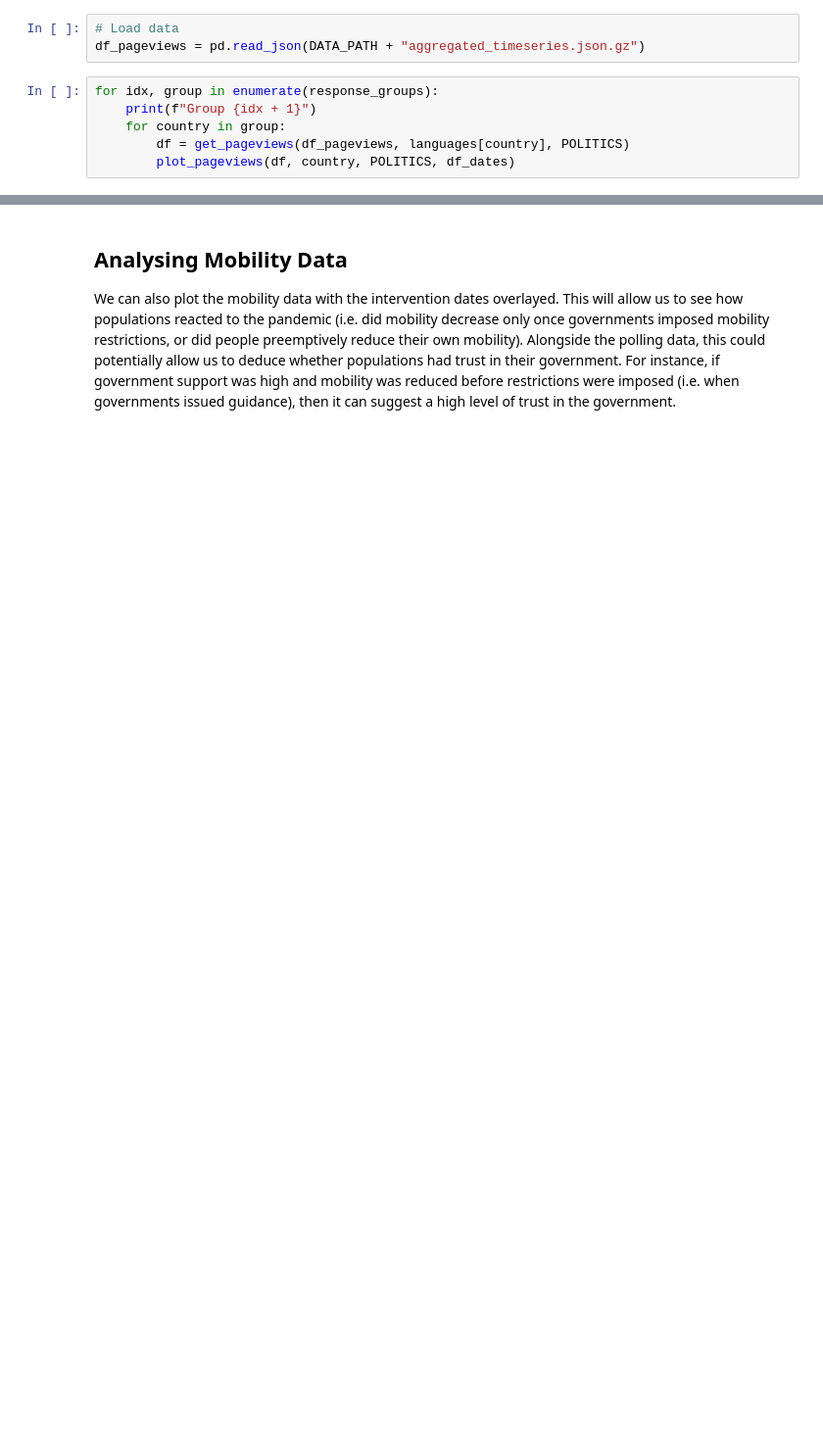
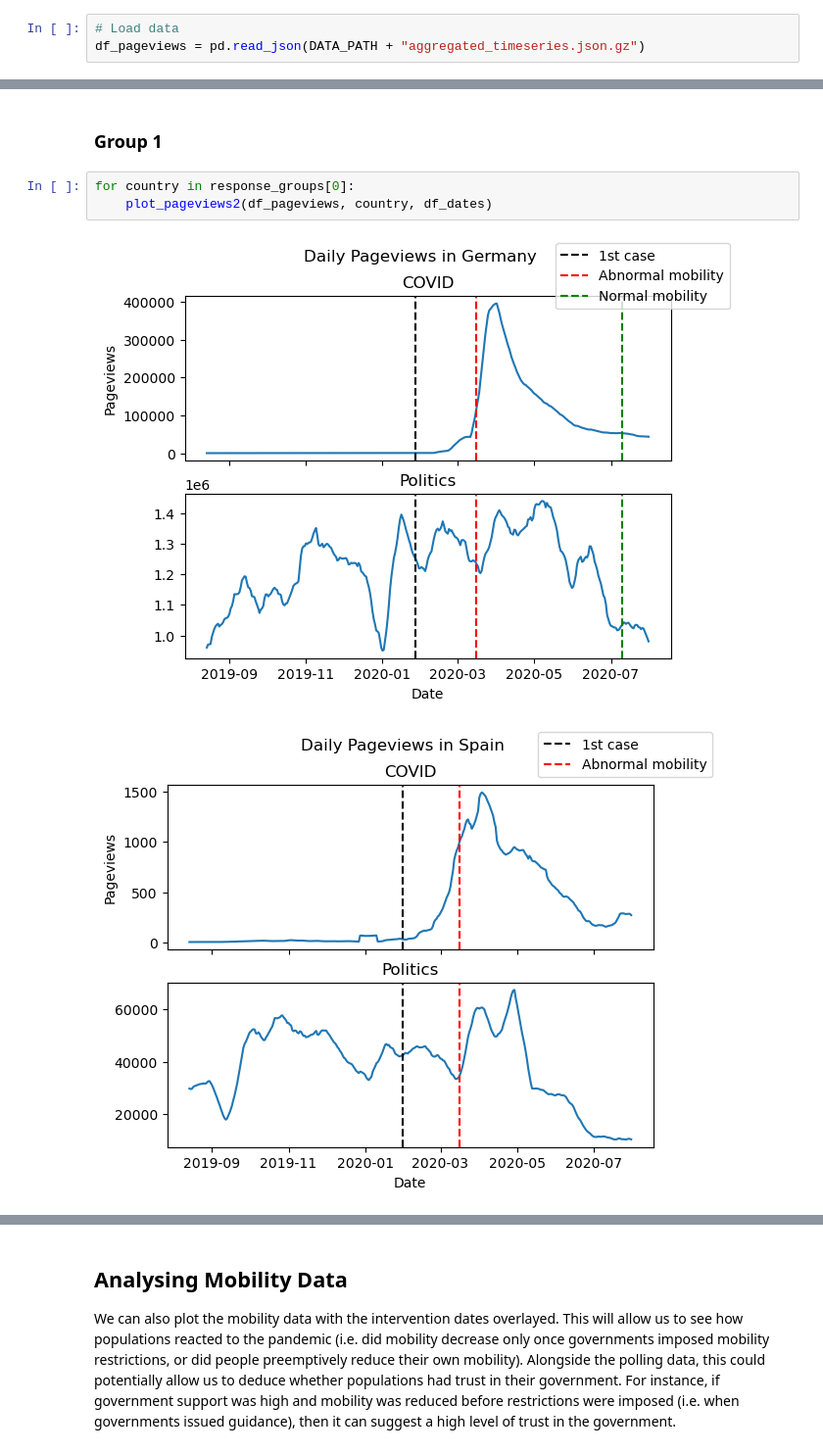
Before and after one commit to epfl-ada/ada-2022-project-zeta, a Jupyter notebook: ADAnalysis.ipynb, the cells around one changed output, grey strips where cells are left out. Shown at 98% size. Cells and saved outputs as stored; diff of their text form; blank space fills up the shorter version.

Commit message:
Create pageview plots

```diff
--- a/ADAnalysis.ipynb
+++ b/ADAnalysis.ipynb
@@ -195,9 +195,3 @@ Using Wikipedia data, we can look at interest in politics over time.
 # %%
 # Load data
 df_pageviews = pd.read_json(DATA_PATH + "aggregated_timeseries.json.gz")
-# %%
-for idx, group in enumerate(response_groups):
-    print(f"Group {idx + 1}")
-    for country in group:
-        df = get_pageviews(df_pageviews, languages[country], POLITICS)
-        plot_pageviews(df, country, POLITICS, df_dates)
@@ -216,0 +198,8 @@ Group 3
+# %% [markdown]
+### Group 1
+# %%
+for country in response_groups[0]:
+    plot_pageviews2(df_pageviews, country, df_dates)
+# %% [output]
+[figure, added]
+[figure, added]
```
Also changed, not shown: parts of 9 cells of this notebook, 1 other file.
